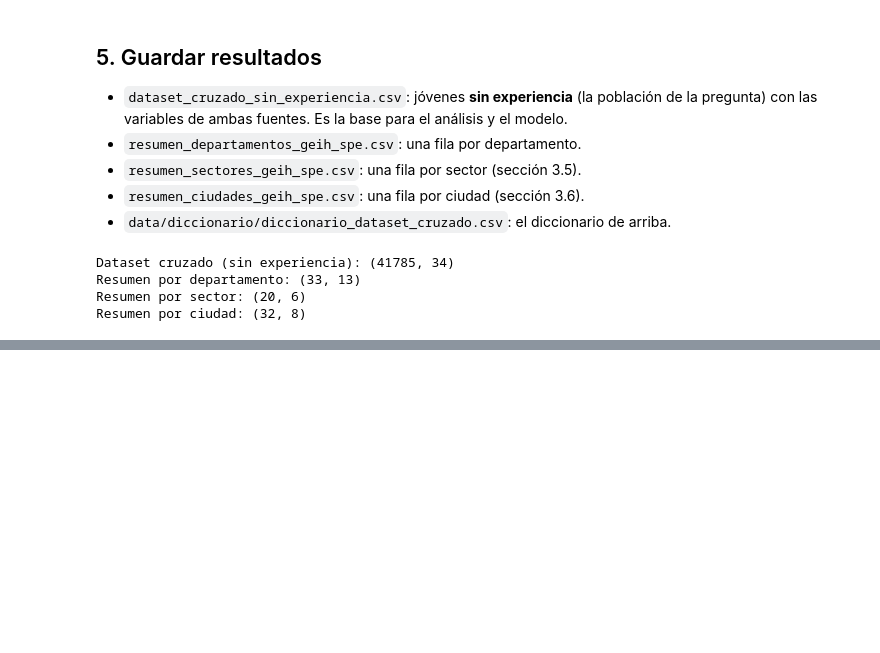
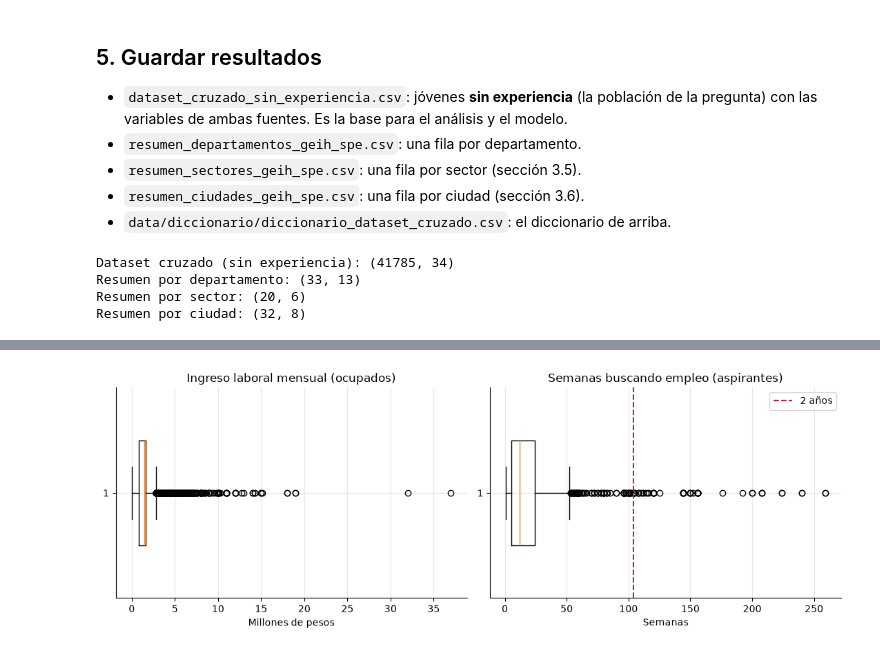
Before and after one commit to samuelvelez1003/Busqueda-Empleo, a Jupyter notebook: notebooks/03_adquisicion_cruce.ipynb, the cells around one changed output, grey strips where cells are left out. Drawn from its saved outputs; the diff is of its cells as text; code cells hidden in the pictures; blank space fills up the shorter version.

```diff
--- a/notebooks/03_adquisicion_cruce.ipynb
+++ b/notebooks/03_adquisicion_cruce.ipynb
@@ -585,0 +672,22 @@ Resumen por ciudad: (32, 8)
+# %%
+ORDEN_EDUCACION = ["Básica o menos", "Bachiller", "Técnico", "Tecnólogo", "Universitario", "Posgrado"]
+SI_NO = {"Sí": True, "No": False}
+
+def corregir_tipos(df):
+    """Corrige los tipos de dato del dataset cruzado. No cambia filas, solo tipos."""
+    df = df.copy()
+    df["codigo_departamento"] = df["codigo_departamento"].astype(int).astype(str).str.zfill(2)
+    df["fecha_encuesta"] = pd.to_datetime(dict(year=2025, month=df["mes"], day=1))
+    for col in ["estudia_actualmente", "tiene_contrato", "empleo_formal"]:
+        df[col] = df[col].map(SI_NO).astype("boolean")          # boolean admite vacíos (desocupados)
+    df["consiguio_empleo"] = df["consiguio_empleo"].astype(int)
+    for col in ["sexo", "zona", "departamento", "ciudad", "condicion", "nivel_educativo",
+                "posicion_ocupacional", "tipo_contrato", "cotiza_pension", "sector"]:
+        df[col] = df[col].astype("category")
+    df["nivel_educativo_grupo"] = pd.Categorical(df["nivel_educativo_grupo"], categories=ORDEN_EDUCACION, ordered=True)
+    return df
+
+df = corregir_tipos(df_original)
+
+comparacion = pd.DataFrame({"antes": df_original.dtypes.astype(str), "después": df.dtypes.astype(str)})
+comparacion[comparacion["antes"] != comparacion["después"]]
@@ -585,0 +750,15 @@ Resumen por ciudad: (32, 8)
+# %%
+fig, ax = plt.subplots(1, 2, figsize=(11, 4))
+ocup = df[df["condicion"] == "Ocupado"]
+ax[0].boxplot(ocup["ingreso_laboral_mensual"].dropna() / 1e6, orientation="horizontal", widths=.5)
+ax[0].set_title("Ingreso laboral mensual (ocupados)")
+ax[0].set_xlabel("Millones de pesos")
+ax[1].boxplot(df["semanas_buscando"].dropna(), orientation="horizontal", widths=.5)
+ax[1].axvline(104, color="crimson", ls="--", label="2 años")
+ax[1].set_title("Semanas buscando empleo (aspirantes)")
+ax[1].set_xlabel("Semanas")
+ax[1].legend()
+plt.tight_layout()
+plt.show()
+# %% [output]
+[figure, added]
```
Also changed, not shown: parts of 44 cells of this notebook, 1 other file.
